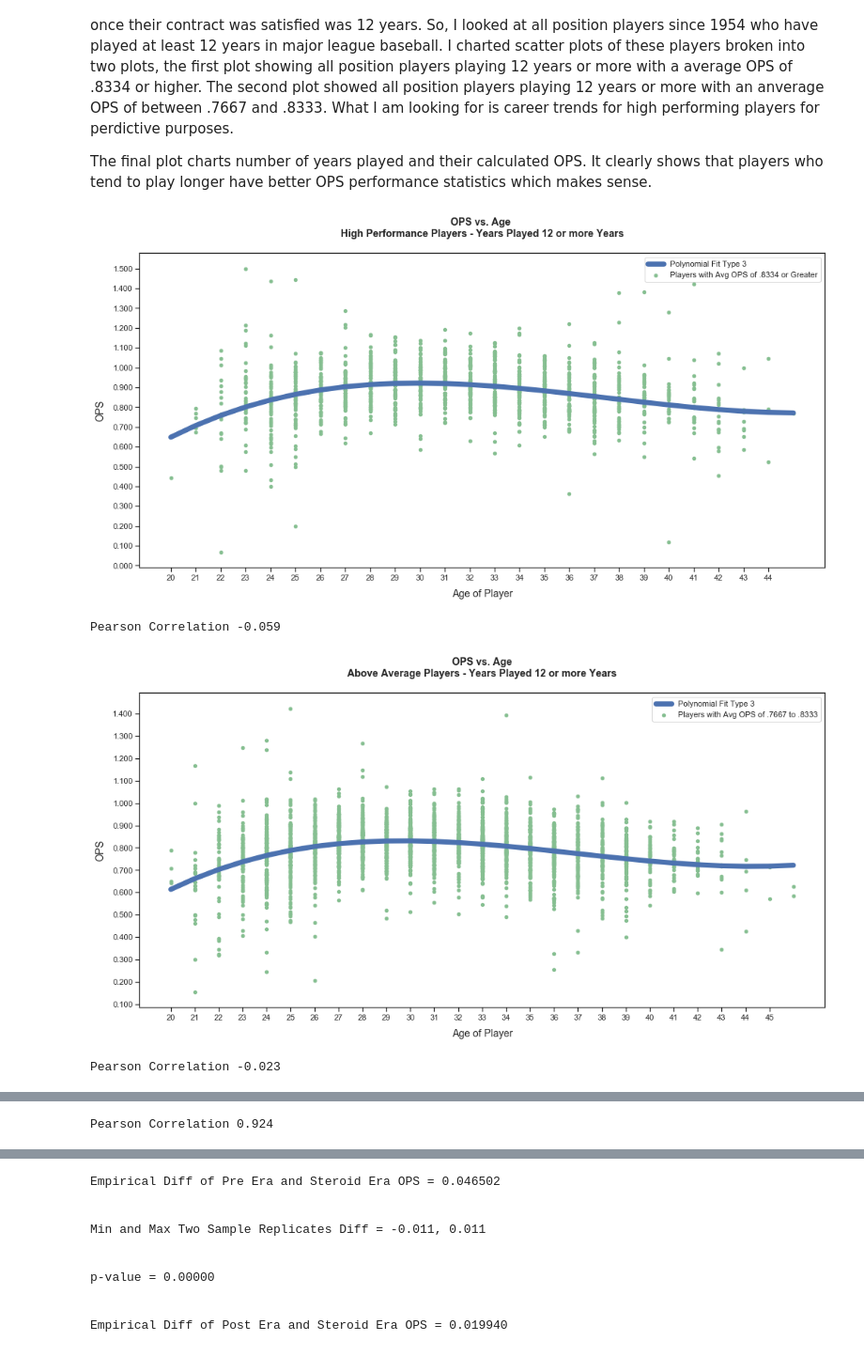
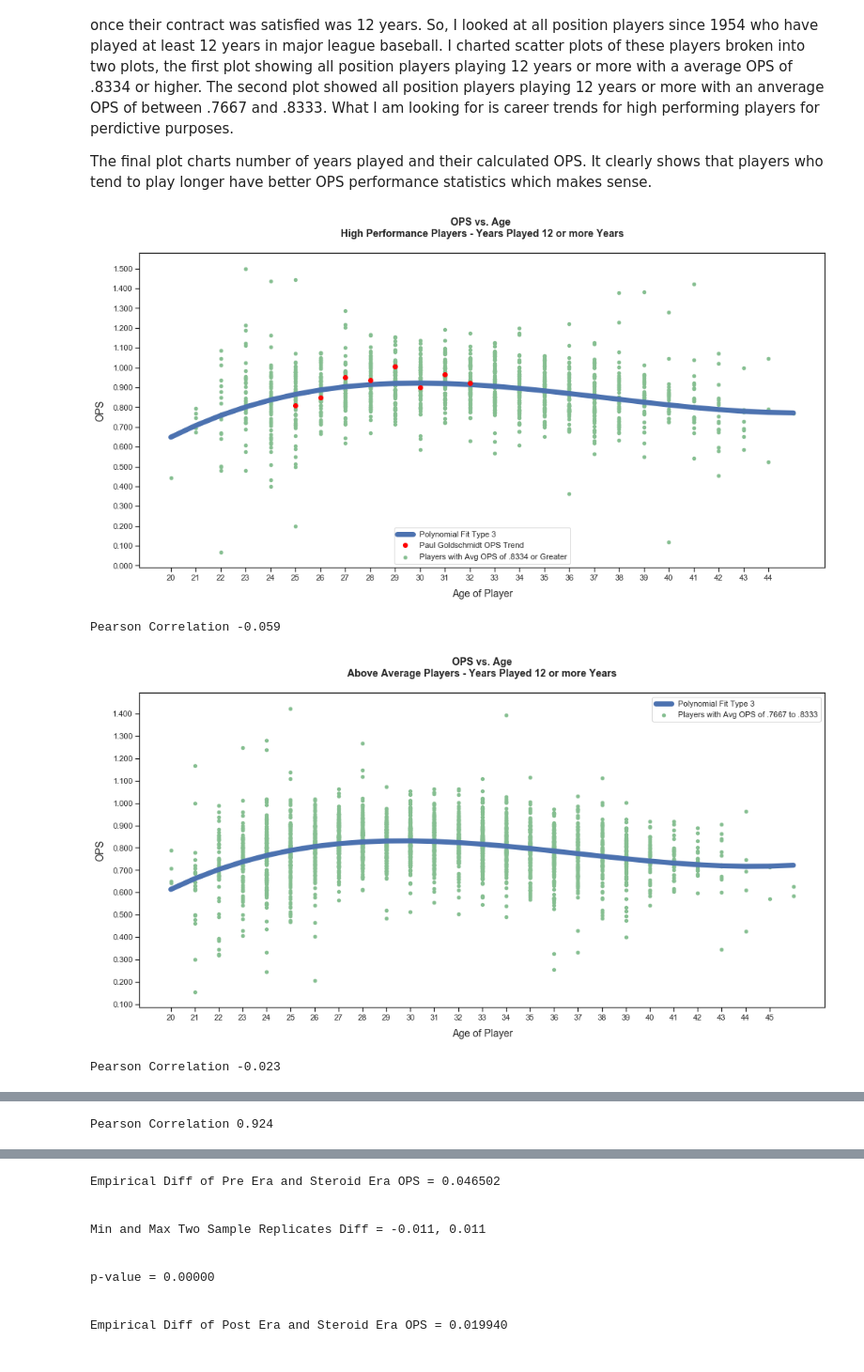
Before and after one commit to paulscheibal/SBDataScienceCert, a Jupyter notebook: CapstoneP1/Statistics/StatisticalAnalysisStory.ipynb, the cells around one changed output, grey strips where cells are left out. Shown at 94% size. Cells and saved outputs as stored; diff of their text form; code cells hidden in the pictures.

Commit message:
added paul goldschmidt stats

```diff
--- a/CapstoneP1/Statistics/StatisticalAnalysisStory.ipynb
+++ b/CapstoneP1/Statistics/StatisticalAnalysisStory.ipynb
@@ -583,6 +583,10 @@ The final plot charts number of years played and their calculated OPS.  It clear
 #
 dfplot = df[ (df['OPS_AVG'] >= .8334) & (df['years_played'] >= 12) & (df['OPS'] <= 1.5) & (df['age'] >= 20)][['OPS','age']]
 dfplot.age = dfplot.age.round()
+dfps = df[df['playerID'] == 'goldspa01']
+xps = dfps.age
+yps = dfps.OPS
+
 ax = dfplot.plot(kind='scatter',x='age',y='OPS',color='#86bf91', figsize=(FSHZ,8),label='Players with Avg OPS of .8334 or Greater')
 ax.set_title('OPS vs. Age \nHigh Performance Players - Years Played 12 or more Years\n', weight='bold', size=14)
 ax.set_xlabel("Age of Player", labelpad=10, size=14)
@@ -600,6 +604,7 @@ type = 3
 coef,x,y = calc_poly(sage,sops,type)
 #dfxy = pd.DataFrame(xs,ys)
 plt.plot(x,y,label= 'Polynomial Fit Type %1.f' % type, linewidth=7)
+plt.plot(xps,yps,label='Paul Goldschmidt OPS Trend', marker='.', linestyle='none',markersize=12,color='red')
 leg = plt.legend()
 plt.show()
 
@@ -633,34 +638,34 @@ plt.show()
 cov = myCovariance(sage,sops)
 pcorr = myPearson_Corr(cov, sage, sops)
 print('Pearson Correlation %.3f' % pcorr)
 
 #
 #  plot years played against OPS with polynomial
 #
 dfplot = df[(df['OPS'] <= 1.5)][['years_played','POS','H','BB','HBP','AB','SF','1B','2B','3B','HR']]
 dfplot = dfplot.groupby(['years_played']).sum()
 dfplot = dfplot.reset_index()
 dfplot = calc_ops(dfplot)
 dfplot = dfplot.reset_index()
 ax = dfplot.plot(kind='scatter',x='years_played',y='OPS',figsize=(15,8),linewidth=4,color='#86bf91', label='Years Played')
 ax.set_title('Combined OPS vs. Years Played\n',weight='bold', size=14)
 ax.set_xlabel("Years Played", labelpad=10, size=14)
 ax.set_ylabel("OPS", labelpad=10, size=14)
 ax.yaxis.set_major_formatter(mtick.StrMethodFormatter('{x:1.3f}'))
 syp = np.array(dfplot.years_played)
 sops = np.array(dfplot.OPS)
 plt.yticks(np.arange(.200,1.500,.050))
 plt.xticks(np.arange(min(syp), max(syp) + 1,1))
 type = 1
 coef,x,y = calc_poly(syp,sops,type)
 ax = plt.plot(x,y,label= 'Polynomial Fit Type %1.f' % type, linewidth=7)
 leg = plt.legend()
 plt.show()
 cov = myCovariance(syp,sops)
 pcorr = myPearson_Corr(cov, syp, sops)
 print('Pearson Correlation %.3f' % pcorr)
 # %% [output]
-[figure, old version]
+[figure, new version]
 Pearson Correlation -0.059
 [figure]
 Pearson Correlation -0.023
```
Also changed, not shown: parts of 2 cells of this notebook, 1 other file.
